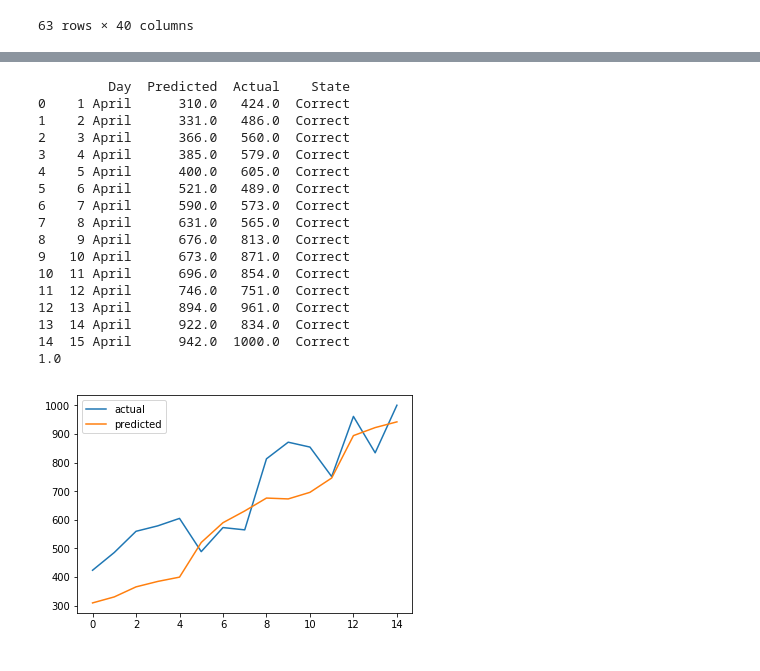
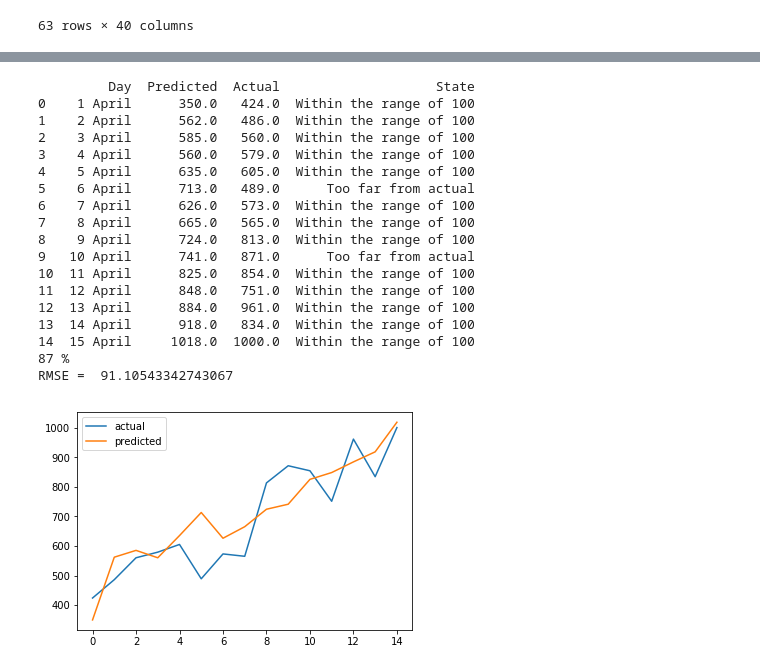
Before and after one commit to abdulsmapara/Covid-19-Trend-Predictor, a Jupyter notebook: src/covid-19-trend-predictor.ipynb, the cells around one changed output, grey strips where cells are left out. Drawn from its saved outputs; the diff is of its cells as text; code cells hidden in the pictures.

```diff
--- a/src/covid-19-trend-predictor.ipynb
+++ b/src/covid-19-trend-predictor.ipynb
@@ -144,7 +153,7 @@ def series_to_supervised(data, n_in=1, n_out=1, dropnan=True):
 		agg.dropna(inplace=True)
 	return agg
 df_India = df_final[1][columns_input]
-new_df_India = series_to_supervised(df_India,7,1,True)
+df_India = series_to_supervised(df_India,7,1,True)
 # new_df.drop(new_df.columns[[-2,-3,-4,-5]], axis=1, inplace=True)
 
 df_China = series_to_supervised(df_final[2],7,1,True)
@@ -152,7 +161,7 @@ df_Australia = series_to_supervised(df_final[0],7,1,True)
 df_USA= series_to_supervised(df_final[3],7,1,True)
 df_Italy=series_to_supervised(df_final[4],7,1,True)
 df_France=series_to_supervised(df_final[5],7,1,True)
-new_df_India
+df_India
 # %% [output]
 |  | var1(t-7) | var2(t-7) | var3(t-7) | var4(t-7) | var5(t-7) | var1(t-6) | var2(t-6) | var3(t-6) | var4(t-6) | ... |
 | 7 | 1.0 | 0.479167 | 0.645833 | 0.0 | 0.000000 | 1.0 | 0.437500 | 0.583333 | 0.0 | ... |
@@ -338,7 +362,7 @@ for ind in reversed(df_test.index):
         df_test.at[ind,'Num_Cases'] -= df_test.at[ind-1,'Num_Cases']
 
 df_test.at[0,'Num_Cases'] = 86
-df_test['Num_Cases'] /= 1500
+df_test['Num_Cases'] /= 500
 
 df_test = df_test.set_index('Date')
 
@@ -365,9 +389,21 @@ df_test
 # %%
+from sklearn.metrics import mean_squared_error
+import math
+
 i = 0
 comparision_data = DataFrame()
 correct = 0
 total = 0
 df_actual = pd.read_csv("../Timeseries-Data/test_data.csv", index_col='Date')
+
+
+def is_correct(value1, value2):
+    correctness = False
+    if value1 == value2:
+        correctness = True
+    elif abs(value1 - value2) <= 100:
+        correctness = True
+    return correctness
 
 df_actual = df_actual['3/31/2020':]
 prev_date = '3/31/2020'
@@ -375,51 +411,54 @@ for _ in range(15):
     current_date = '4/'+str(i+1)+'/2020'
     actual = df_actual.at[current_date,'Actual_Num_Cases'] - df_actual.at[prev_date,'Actual_Num_Cases']
     prev_date = current_date
     df_partial = df_test['3/25/2020':current_date]
     df_partial_timeseries = series_to_supervised(df_partial,7,1,True)
     values = df_partial_timeseries.values
     test_x = values[-1:,:-1]
     test_X = test_x.reshape((test_x.shape[0], 1, test_x.shape[1]))
     y_pred = model.predict(test_X, batch_size=batch_size)
     y = y_pred[0]
     x = test_X[0]
     comparision_data.at[i,'Day']=str(i+1)+' April'
     if y[0] < 0.0:
         y[0] = 0.0
     comparision_data.at[i,'Predicted'] = round(y[0]*1500)
     comparision_data.at[i,'Actual'] = actual
-    comparision_data.at[i,'State'] = 'Incorrect'
+    comparision_data.at[i,'State'] = 'Too far from actual'
     if is_correct(comparision_data.at[i,'Predicted'],comparision_data.at[i,'Actual']):
         correct+=1
-        comparision_data.at[i,'State'] = 'Correct'
+        comparision_data.at[i,'State'] = 'Within the range of 100'
     total+=1
     df_test.at['4/'+str(i+1)+'/2020', 'Num_Cases'] = y[0]
     i+=1
 
 print(comparision_data)
-print(correct/total)
+print(round((correct/total)*100),"%")
+rmse = math.sqrt(mean_squared_error(comparision_data['Actual'], comparision_data['Predicted']))
+print("RMSE = ", rmse)
 # plt.figure(figsize=(5,5))
 #plt.plot(scaler.inverse_transform(scaled))
 plt.plot(comparision_data['Actual'],label='actual')
 plt.plot(comparision_data['Predicted'],label='predicted')
 plt.legend()
 plt.show()
 # %% [output]
-         Day  Predicted  Actual    State
-0    1 April      310.0   424.0  Correct
-1    2 April      331.0   486.0  Correct
-2    3 April      366.0   560.0  Correct
-3    4 April      385.0   579.0  Correct
-4    5 April      400.0   605.0  Correct
-5    6 April      521.0   489.0  Correct
-6    7 April      590.0   573.0  Correct
-7    8 April      631.0   565.0  Correct
-8    9 April      676.0   813.0  Correct
-9   10 April      673.0   871.0  Correct
-10  11 April      696.0   854.0  Correct
-11  12 April      746.0   751.0  Correct
-12  13 April      894.0   961.0  Correct
-13  14 April      922.0   834.0  Correct
-14  15 April      942.0  1000.0  Correct
-1.0
+         Day  Predicted  Actual                    State
+0    1 April      350.0   424.0  Within the range of 100
+1    2 April      562.0   486.0  Within the range of 100
+2    3 April      585.0   560.0  Within the range of 100
+3    4 April      560.0   579.0  Within the range of 100
+4    5 April      635.0   605.0  Within the range of 100
+5    6 April      713.0   489.0      Too far from actual
+6    7 April      626.0   573.0  Within the range of 100
+7    8 April      665.0   565.0  Within the range of 100
+8    9 April      724.0   813.0  Within the range of 100
+9   10 April      741.0   871.0      Too far from actual
+10  11 April      825.0   854.0  Within the range of 100
+11  12 April      848.0   751.0  Within the range of 100
+12  13 April      884.0   961.0  Within the range of 100
+13  14 April      918.0   834.0  Within the range of 100
+14  15 April     1018.0  1000.0  Within the range of 100
+87 %
+RMSE =  91.10543342743067
-[figure, old version]
+[figure, new version]
```
Also changed, not shown: parts of 4 cells of this notebook.
